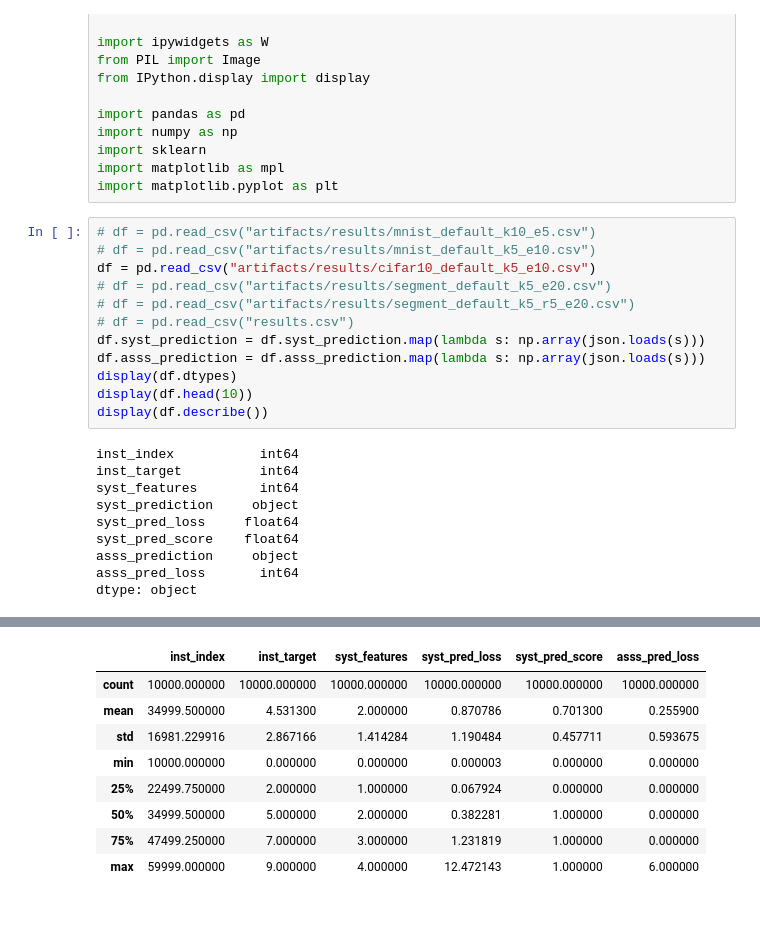
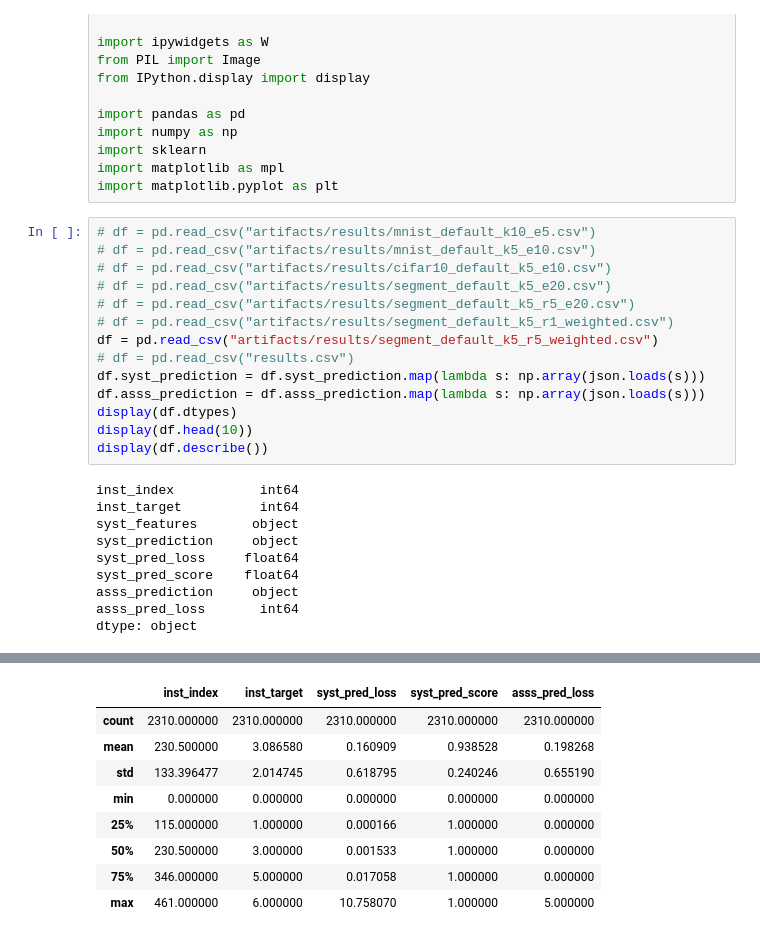
Before and after one commit to wschella/ilsp, a Jupyter notebook: notebooks/analyse_prob.ipynb, the cells around one changed output, grey strips where cells are left out. Cells and saved outputs as stored; diff of their text form.

```diff
--- a/notebooks/analyse_prob.ipynb
+++ b/notebooks/analyse_prob.ipynb
@@ -24,9 +24,11 @@ import matplotlib.pyplot as plt
 # %%
 # df = pd.read_csv("artifacts/results/mnist_default_k10_e5.csv")
 # df = pd.read_csv("artifacts/results/mnist_default_k5_e10.csv")
-df = pd.read_csv("artifacts/results/cifar10_default_k5_e10.csv")
+# df = pd.read_csv("artifacts/results/cifar10_default_k5_e10.csv")
 # df = pd.read_csv("artifacts/results/segment_default_k5_e20.csv")
 # df = pd.read_csv("artifacts/results/segment_default_k5_r5_e20.csv")
+# df = pd.read_csv("artifacts/results/segment_default_k5_r1_weighted.csv")
+df = pd.read_csv("artifacts/results/segment_default_k5_r5_weighted.csv")
 # df = pd.read_csv("results.csv")
 df.syst_prediction = df.syst_prediction.map(lambda s: np.array(json.loads(s)))
 df.asss_prediction = df.asss_prediction.map(lambda s: np.array(json.loads(s)))
@@ -36,7 +38,7 @@ display(df.describe())
 # %% [output]
 inst_index           int64
 inst_target          int64
-syst_features        int64
+syst_features       object
 syst_prediction     object
 syst_pred_loss     float64
 syst_pred_score    float64
@@ -57,12 +59,12 @@ dtype: object
-|  | inst_index | inst_target | syst_features | syst_pred_loss | syst_pred_score | asss_pred_loss |
-| count | 10000.000000 | 10000.000000 | 10000.000000 | 10000.000000 | 10000.000000 | 10000.000000 |
-| mean | 34999.500000 | 4.531300 | 2.000000 | 0.870786 | 0.701300 | 0.255900 |
-| std | 16981.229916 | 2.867166 | 1.414284 | 1.190484 | 0.457711 | 0.593675 |
-| min | 10000.000000 | 0.000000 | 0.000000 | 0.000003 | 0.000000 | 0.000000 |
-| 25% | 22499.750000 | 2.000000 | 1.000000 | 0.067924 | 0.000000 | 0.000000 |
-| 50% | 34999.500000 | 5.000000 | 2.000000 | 0.382281 | 1.000000 | 0.000000 |
-| 75% | 47499.250000 | 7.000000 | 3.000000 | 1.231819 | 1.000000 | 0.000000 |
-| max | 59999.000000 | 9.000000 | 4.000000 | 12.472143 | 1.000000 | 6.000000 |
+|  | inst_index | inst_target | syst_pred_loss | syst_pred_score | asss_pred_loss |
+| count | 2310.000000 | 2310.000000 | 2310.000000 | 2310.000000 | 2310.000000 |
+| mean | 230.500000 | 3.086580 | 0.160909 | 0.938528 | 0.198268 |
+| std | 133.396477 | 2.014745 | 0.618795 | 0.240246 | 0.655190 |
+| min | 0.000000 | 0.000000 | 0.000000 | 0.000000 | 0.000000 |
+| 25% | 115.000000 | 1.000000 | 0.000166 | 1.000000 | 0.000000 |
+| 50% | 230.500000 | 3.000000 | 0.001533 | 1.000000 | 0.000000 |
+| 75% | 346.000000 | 5.000000 | 0.017058 | 1.000000 | 0.000000 |
+| max | 461.000000 | 6.000000 | 10.758070 | 1.000000 | 5.000000 |
 # %%
 from sklearn.metrics import classification_report
 print(f"Num base mispredictions {(df.syst_pred_score == 0).sum() }")
```
Also changed, not shown: parts of 3 cells of this notebook, 1 other file.
